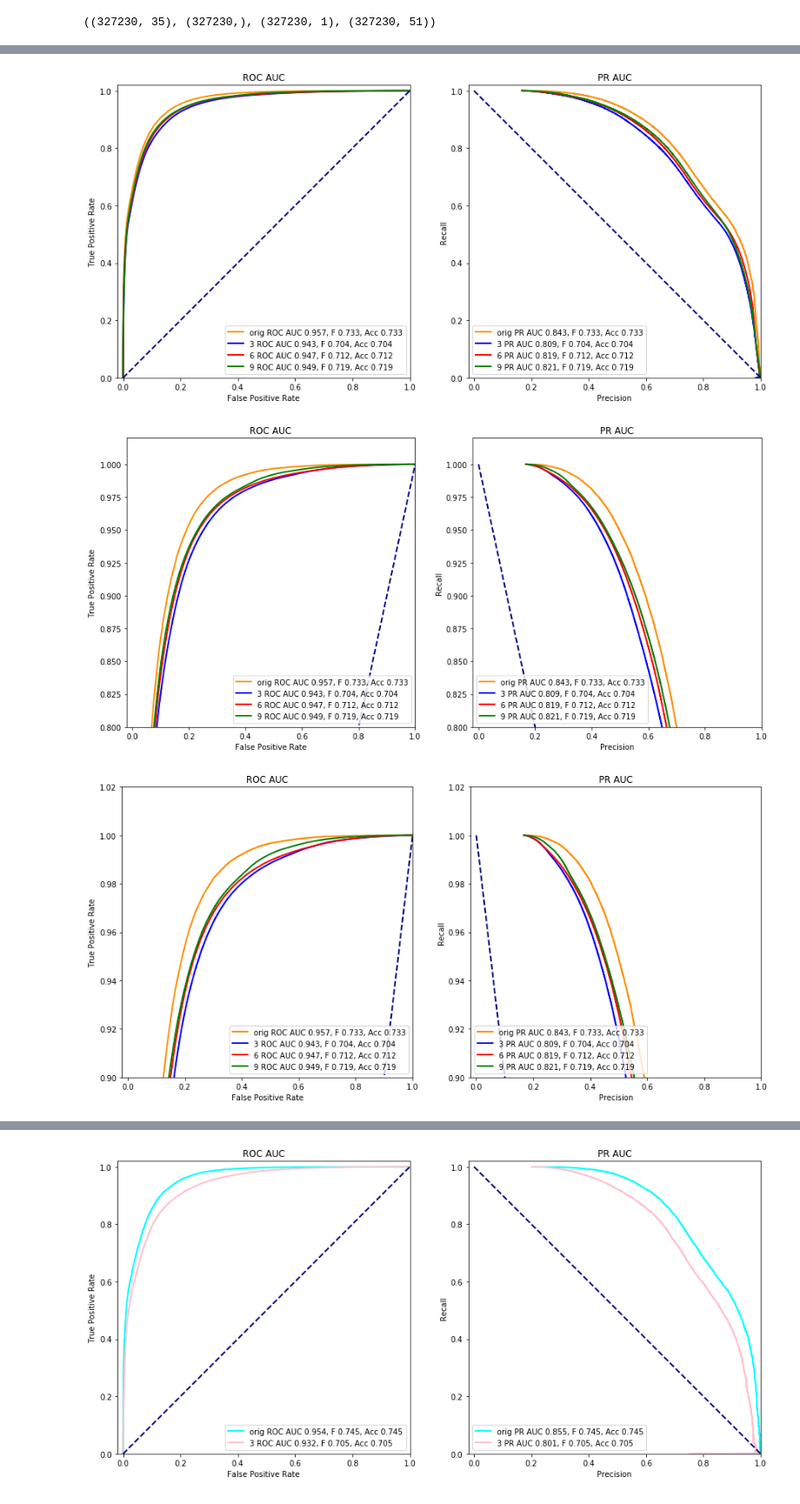
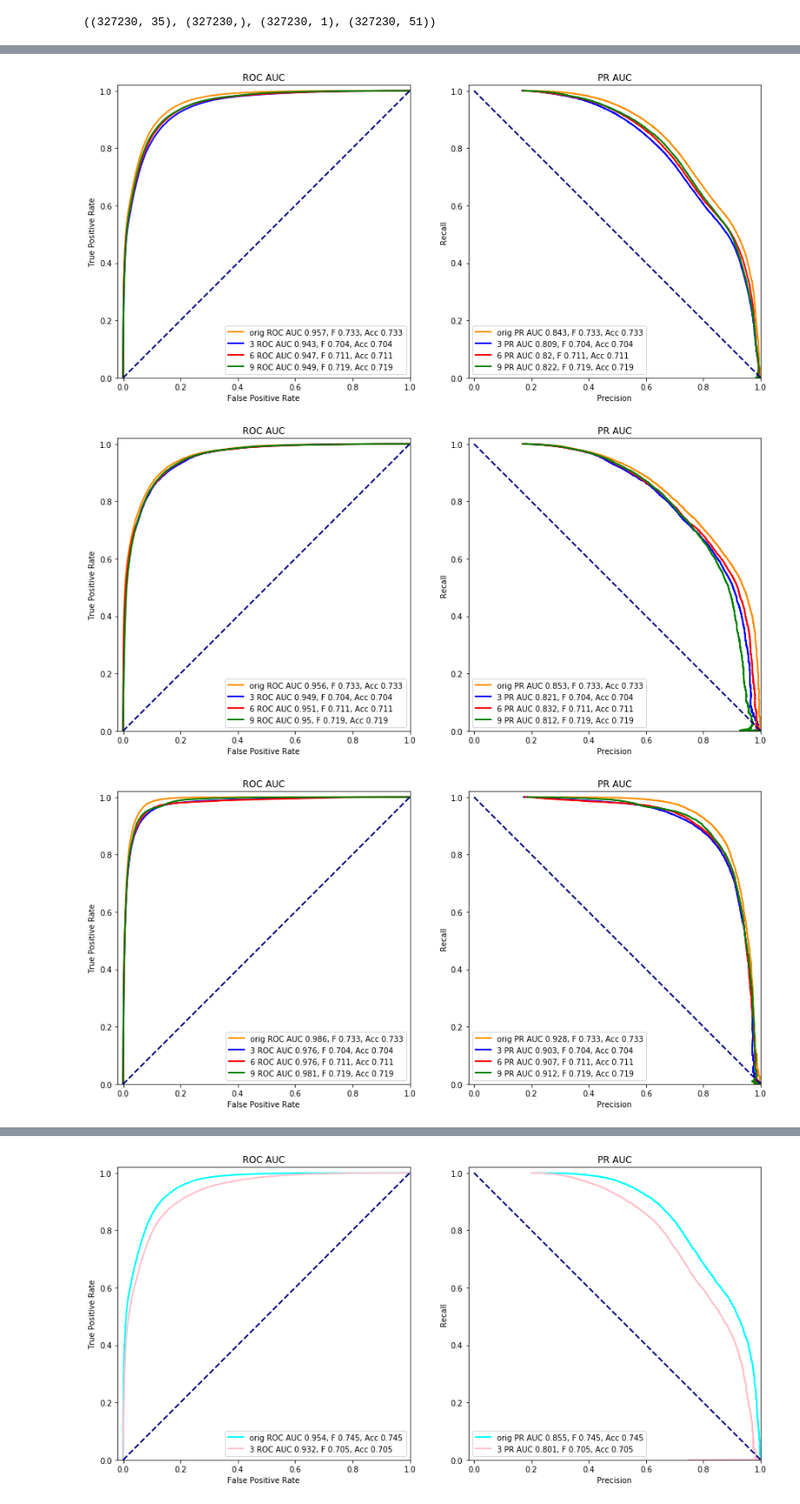
Before and after one commit to weissercn/LHCb_PID_Compression, a Jupyter notebook: exp_old/train_and_test_autoencoders-less_data.ipynb, the cells around one changed output, grey strips where cells are left out. Shown at 87% size. Drawn from its saved outputs; the diff is of its cells as text; code cells hidden in the pictures.

```diff
--- a/exp_old/train_and_test_autoencoders-less_data.ipynb
+++ b/exp_old/train_and_test_autoencoders-less_data.ipynb
@@ -616 +619,13 @@ xgb_input.shape, y.shape, xgb_MC.shape, xgb_data.shape
+# %%
+clf_name = "XGBoost_old_{}".format(9)
+clf = xgb.XGBClassifier(nthread=-1, seed=111)
+# clf.fit(X_train, y_train)
+# joblib.dump(clf, os.path.join('xgboost', clf_name) + ".pkl")
+clf = joblib.load(os.path.join('xgboost', clf_name) + ".pkl")
+# %%
+X_test_dec_dict = {}
+for encoding_dim in l_encoding_dim:
+    X_test_dec_dict[encoding_dim] = pd.read_csv('./data/ae_test_pid_{}_old.csv'.format(encoding_dim))
+    y_test_dec = X_test_dec_dict[encoding_dim]["pid"].values
+    X_test_dec_dict[encoding_dim] = X_test_dec_dict[encoding_dim][vars_list_input].values
 # %%
@@ -656,11 +648,0 @@ y_train, y_test = y[idx_train_clf], y[idx_test_clf]
-# %%
-clf_name = "XGBoost_old_{}".format(encoding_dim)
-clf = xgb.XGBClassifier(nthread=-1, seed=111)
-clf.fit(X_train, y_train)
-joblib.dump(clf, os.path.join('xgboost', clf_name) + ".pkl")
-# %%
-X_test_dec_dict = {}
-for encoding_dim in l_encoding_dim:
-    X_test_dec_dict[encoding_dim] = save_decoded_dict_dec[encoding_dim]
-
-y_test_dec = le.transform(test_MC[:, 0])
@@ -671,4 +649,5 @@ np.unique(clf.predict(X_test[:100]), return_counts=True)
 # %%
+import os
 for encoding_dim in tqdm(["orig"] + l_encoding_dim):
     if encoding_dim == "orig":
         y_proba = clf.predict_proba(X_test)
@@ -683,35 +662,44 @@ for encoding_dim in tqdm(["orig"] + l_encoding_dim):
     for pid_label in np.unique(y_real):
         idx = np.where(y_real == pid_label)[0]
         cur_y = np.where(y_real == pid_label, np.ones_like(y_real), np.zeros_like(y_real))
         cur_y_proba = y_proba[:, pid_label]
 
         pid_label = str(pid_label)
         metrics_dict['fpr'][encoding_dim][pid_label], metrics_dict['tpr'][encoding_dim][pid_label], _ = \
             roc_curve(cur_y, cur_y_proba)
         metrics_dict['precision'][encoding_dim][pid_label], metrics_dict['recall'][encoding_dim][pid_label], _ = \
             precision_recall_curve(cur_y, cur_y_proba)
 
+        metrics_dict['roc_auc'][encoding_dim][pid_label] = auc(
+            metrics_dict['fpr'][encoding_dim][pid_label], metrics_dict['tpr'][encoding_dim][pid_label])
+        metrics_dict['pr_auc'][encoding_dim][pid_label] = average_precision_score(cur_y.ravel(), cur_y_proba.ravel())
+
     metrics_dict['fpr'][encoding_dim]["micro"], metrics_dict['tpr'][encoding_dim]["micro"], _ = \
         roc_curve(y_bin.ravel(), y_proba.ravel())
     metrics_dict['precision'][encoding_dim]["micro"], metrics_dict['recall'][encoding_dim]["micro"], _ = \
         precision_recall_curve(y_bin.ravel(), y_proba.ravel())
 
     metrics_dict['roc_auc'][encoding_dim]["micro"] = auc(
         metrics_dict['fpr'][encoding_dim]["micro"], metrics_dict['tpr'][encoding_dim]["micro"])
     metrics_dict['pr_auc'][encoding_dim]["micro"] = average_precision_score(y_bin.ravel(), y_proba.ravel())
 
     metrics_dict['f_measure'][encoding_dim] = f1_score(y_real, y_pred, average='micro')
     metrics_dict['acc'][encoding_dim] = accuracy_score(y_real, y_pred)
 
     # Save
     dump_metrics(path_to_metrics, metrics_dir_name, metrics_dict)
 
     # Plot
     display.clear_output(wait=True)
-    plot_metrics(metrics_dict, pid_label='micro', xlim=(-0.02, 1), ylim=(0, 1.02))
-    plot_metrics(metrics_dict, pid_label='micro', xlim=(-0.02, 1), ylim=(0.8, 1.02))
-    plot_metrics(metrics_dict, pid_label='micro', xlim=(-0.02, 1), ylim=(0.9, 1.02))
+    plot_metrics(metrics_dict, pid_label='micro', xlim=(-0.02, 1), ylim=(0, 1.02), save_path=os.path.join(path_to_metrics, metrics_dir_name))
+    plot_metrics(metrics_dict, pid_label='0', xlim=(-0.02, 1), ylim=(0, 1.02), save_path=os.path.join(path_to_metrics, metrics_dir_name))
+    plot_metrics(metrics_dict, pid_label='1', xlim=(-0.02, 1), ylim=(0, 1.02), save_path=os.path.join(path_to_metrics, metrics_dir_name))
+    plot_metrics(metrics_dict, pid_label='2', xlim=(-0.02, 1), ylim=(0, 1.02), save_path=os.path.join(path_to_metrics, metrics_dir_name))
+    plot_metrics(metrics_dict, pid_label='3', xlim=(-0.02, 1), ylim=(0, 1.02), save_path=os.path.join(path_to_metrics, metrics_dir_name))
+    plot_metrics(metrics_dict, pid_label='4', xlim=(-0.02, 1), ylim=(0, 1.02), save_path=os.path.join(path_to_metrics, metrics_dir_name))
+    plot_metrics(metrics_dict, pid_label='5', xlim=(-0.02, 1), ylim=(0, 1.02), save_path=os.path.join(path_to_metrics, metrics_dir_name))
+#     fig.savefig('./plots/{}_dim_{}.png'.format(MODEL_NAME, encoding_dim))
 # %% [output]
 [figure]
-[figure, old version]
+[figure, new version]
-[figure, old version]
+[figure, new version]
```
Also changed, not shown: parts of 42 cells of this notebook, 23 other files.
